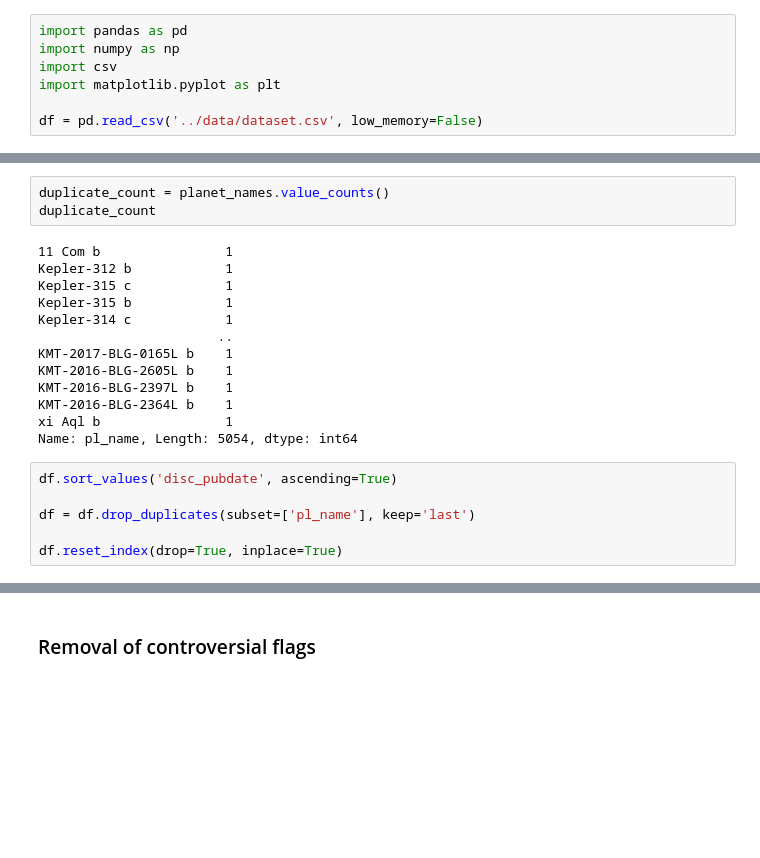
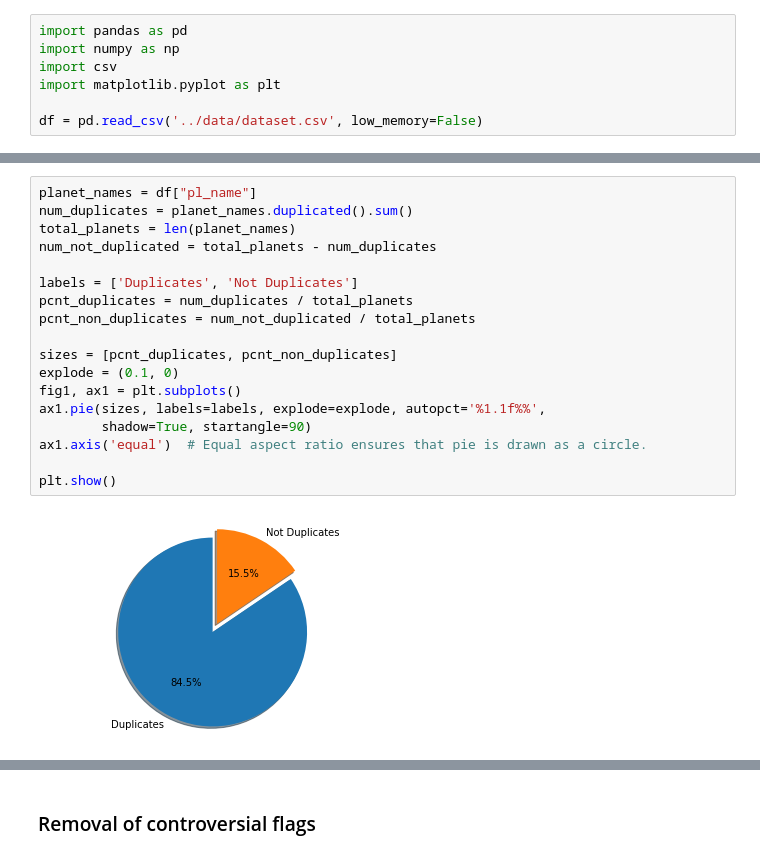
Before and after one commit to vineetrao06/exoplanet-summer-2022, a Jupyter notebook: summer_2022_code/notebooks/Analysis.ipynb, the cells around one changed output, grey strips where cells are left out. Cells and saved outputs as stored; diff of their text form; blank space fills up the shorter version.

Commit message:
graphs more explosive

```diff
--- a/summer_2022_code/notebooks/Analysis.ipynb
+++ b/summer_2022_code/notebooks/Analysis.ipynb
@@ -46,22 +26,20 @@ plt.show()
-# %%
-duplicate_count = planet_names.value_counts()
-duplicate_count
-# %% [output]
-11 Com b                1
-Kepler-312 b            1
-Kepler-315 c            1
-Kepler-315 b            1
-Kepler-314 c            1
-                       ..
-KMT-2017-BLG-0165L b    1
-KMT-2016-BLG-2605L b    1
-KMT-2016-BLG-2397L b    1
-KMT-2016-BLG-2364L b    1
-xi Aql b                1
-Name: pl_name, Length: 5054, dtype: int64
-# %%
-df.sort_values('disc_pubdate', ascending=True)
-
-df = df.drop_duplicates(subset=['pl_name'], keep='last')
-
-df.reset_index(drop=True, inplace=True)
+# %%
+planet_names = df["pl_name"]
+num_duplicates = planet_names.duplicated().sum()
+total_planets = len(planet_names)
+num_not_duplicated = total_planets - num_duplicates
+
+labels = ['Duplicates', 'Not Duplicates']
+pcnt_duplicates = num_duplicates / total_planets
+pcnt_non_duplicates = num_not_duplicated / total_planets
+
+sizes = [pcnt_duplicates, pcnt_non_duplicates]
+explode = (0.1, 0)
+fig1, ax1 = plt.subplots()
+ax1.pie(sizes, labels=labels, explode=explode, autopct='%1.1f%%',
+        shadow=True, startangle=90)
+ax1.axis('equal')  # Equal aspect ratio ensures that pie is drawn as a circle.
+
+plt.show()
+# %% [output]
+[figure, added]
```
Also changed, not shown: parts of 10 cells of this notebook, 1 other file.
